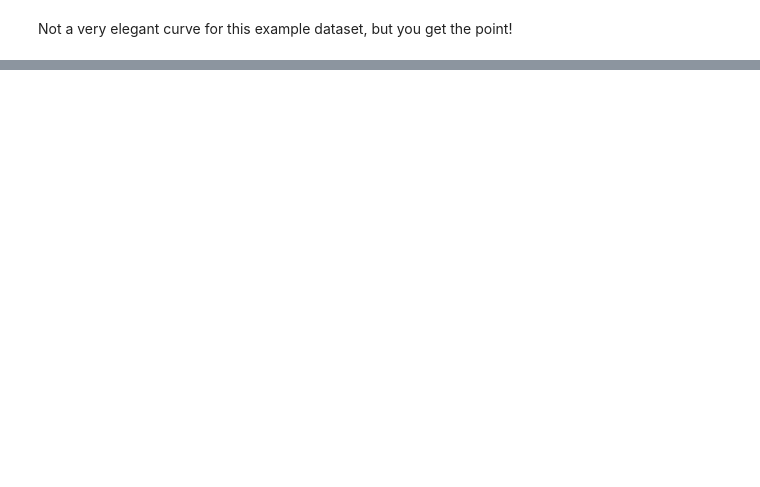
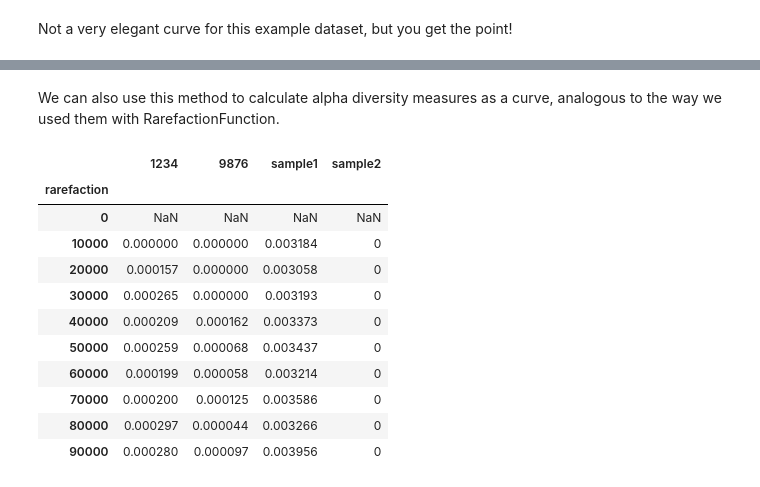
Before and after one commit to bassio/omicexperiment, a Jupyter notebook: omicexperiment/docs/03_experiment_transforms.ipynb, the cells around one changed output, grey strips where cells are left out. Cells and saved outputs as stored; diff of their text form; code cells hidden in the pictures; blank space fills up the shorter version.

```diff
--- a/omicexperiment/docs/03_experiment_transforms.ipynb
+++ b/omicexperiment/docs/03_experiment_transforms.ipynb
@@ -180,0 +235,22 @@ The API can thus be imagined, a diversity function implemented as a Transform th
+# %% [markdown]
+We can also use this method to calculate alpha diversity measures as a curve, analogous to the way we used them with RarefactionFunction.
+# %%
+from omicexperiment.transforms.general import RarefactionCurveFunction
+
+#construct a curve with a step of 10000 (0 --> n 90000)
+#note we add 1 here to include the last level 90000, as the function uses np.arange internally
+shannon_curve = RarefactionCurveFunction(n=90001, num_reps=10, step=10000, func=alpha.shannon, axis=0, agg_rep=np.mean)
+exp.apply(shannon_curve).data_df
+# %% [output]
+|  | 1234 | 9876 | sample1 | sample2 |
+| rarefaction |  |  |  |  |
+| 0 | NaN | NaN | NaN | NaN |
+| 10000 | 0.000000 | 0.000000 | 0.003184 | 0 |
+| 20000 | 0.000157 | 0.000000 | 0.003058 | 0 |
+| 30000 | 0.000265 | 0.000000 | 0.003193 | 0 |
+| 40000 | 0.000209 | 0.000162 | 0.003373 | 0 |
+| 50000 | 0.000259 | 0.000068 | 0.003437 | 0 |
+| 60000 | 0.000199 | 0.000058 | 0.003214 | 0 |
+| 70000 | 0.000200 | 0.000125 | 0.003586 | 0 |
+| 80000 | 0.000297 | 0.000044 | 0.003266 | 0 |
+| 90000 | 0.000280 | 0.000097 | 0.003956 | 0 |
```
Also changed, not shown: parts of 30 cells of this notebook.
